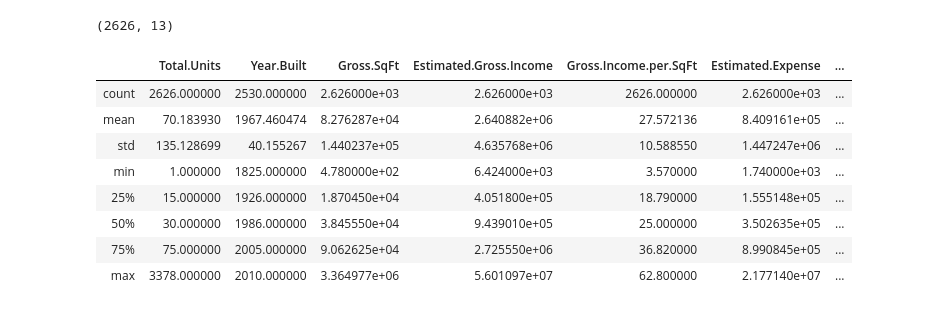
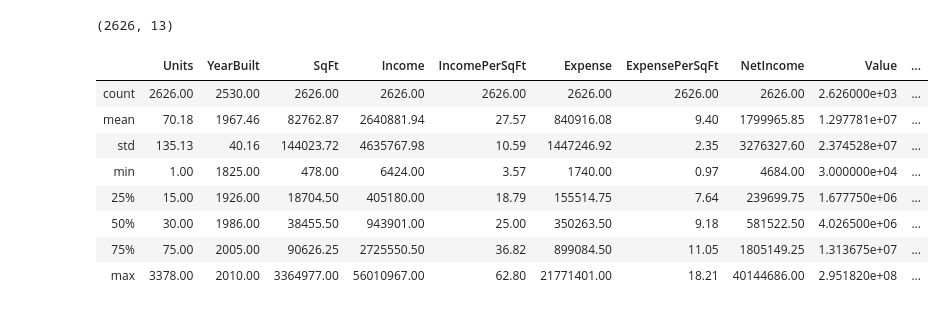
Before and after one commit to Jonathan-geo/Predicao_Regressao, a Jupyter notebook: trab_predicao_regress.ipynb, the cells around one changed output. Cells and saved outputs as stored; diff of their text form; code cells hidden in the pictures.

```diff
--- a/trab_predicao_regress.ipynb
+++ b/trab_predicao_regress.ipynb
@@ -188,4 +248,4 @@ housing.head()
 # %%
 nomes_novos = ['Neighborhood', 'Class', 'Units', 'YearBuilt', 'SqFt', 'Income', 'IncomePerSqFt', 'Expense', 'ExpensePerSqFt', 'NetIncome', 'Value', 'ValuePerSqFt','Boro']
 # %%
-housing.rename(columns={"Neighborhood": "Neighborhood", "Building.Classification": "Class", "Total.Units": "Units", "Year.Built": "YearBuilt", "Gross.SqFt": "SqFt", "Estimated.Gross.Income": "Income", "Gross.Income.per.SqFt": "IncomePerSqFt", "Estimated.Expense": "Expense", "Expense.per.SqFt": "ExpensePerSqFt", "Net.Operating.Income": "NetIncome", "Full.Market.Value": "Value", "Market.Value.per.SqFt": "ValuePerSqFt", "Boro": "Boro"})
+housing = housing.rename(columns={"Neighborhood": "Neighborhood", "Building.Classification": "Class", "Total.Units": "Units", "Year.Built": "YearBuilt", "Gross.SqFt": "SqFt", "Estimated.Gross.Income": "Income", "Gross.Income.per.SqFt": "IncomePerSqFt", "Estimated.Expense": "Expense", "Expense.per.SqFt": "ExpensePerSqFt", "Net.Operating.Income": "NetIncome", "Full.Market.Value": "Value", "Market.Value.per.SqFt": "ValuePerSqFt", "Boro": "Boro"})
@@ -208,14 +254,14 @@ housing.shape
 # %% [output]
 (2626, 13)
 # %%
-housing.describe()
+housing.describe().round(2)
 # %% [output]
-|  | Total.Units | Year.Built | Gross.SqFt | Estimated.Gross.Income | Gross.Income.per.SqFt | Estimated.Expense | ... |
-| count | 2626.000000 | 2530.000000 | 2.626000e+03 | 2.626000e+03 | 2626.000000 | 2.626000e+03 | ... |
-| mean | 70.183930 | 1967.460474 | 8.276287e+04 | 2.640882e+06 | 27.572136 | 8.409161e+05 | ... |
-| std | 135.128699 | 40.155267 | 1.440237e+05 | 4.635768e+06 | 10.588550 | 1.447247e+06 | ... |
-| min | 1.000000 | 1825.000000 | 4.780000e+02 | 6.424000e+03 | 3.570000 | 1.740000e+03 | ... |
-| 25% | 15.000000 | 1926.000000 | 1.870450e+04 | 4.051800e+05 | 18.790000 | 1.555148e+05 | ... |
-| 50% | 30.000000 | 1986.000000 | 3.845550e+04 | 9.439010e+05 | 25.000000 | 3.502635e+05 | ... |
-| 75% | 75.000000 | 2005.000000 | 9.062625e+04 | 2.725550e+06 | 36.820000 | 8.990845e+05 | ... |
-| max | 3378.000000 | 2010.000000 | 3.364977e+06 | 5.601097e+07 | 62.800000 | 2.177140e+07 | ... |
+|  | Units | YearBuilt | SqFt | Income | IncomePerSqFt | Expense | ExpensePerSqFt | NetIncome | Value | ... |
+| count | 2626.00 | 2530.00 | 2626.00 | 2626.00 | 2626.00 | 2626.00 | 2626.00 | 2626.00 | 2.626000e+03 | ... |
+| mean | 70.18 | 1967.46 | 82762.87 | 2640881.94 | 27.57 | 840916.08 | 9.40 | 1799965.85 | 1.297781e+07 | ... |
+| std | 135.13 | 40.16 | 144023.72 | 4635767.98 | 10.59 | 1447246.92 | 2.35 | 3276327.60 | 2.374528e+07 | ... |
+| min | 1.00 | 1825.00 | 478.00 | 6424.00 | 3.57 | 1740.00 | 0.97 | 4684.00 | 3.000000e+04 | ... |
+| 25% | 15.00 | 1926.00 | 18704.50 | 405180.00 | 18.79 | 155514.75 | 7.64 | 239699.75 | 1.677750e+06 | ... |
+| 50% | 30.00 | 1986.00 | 38455.50 | 943901.00 | 25.00 | 350263.50 | 9.18 | 581522.50 | 4.026500e+06 | ... |
+| 75% | 75.00 | 2005.00 | 90626.25 | 2725550.50 | 36.82 | 899084.50 | 11.05 | 1805149.25 | 1.313675e+07 | ... |
+| max | 3378.00 | 2010.00 | 3364977.00 | 56010967.00 | 62.80 | 21771401.00 | 18.21 | 40144686.00 | 2.951820e+08 | ... |
```
Also changed, not shown: parts of 32 cells of this notebook.
